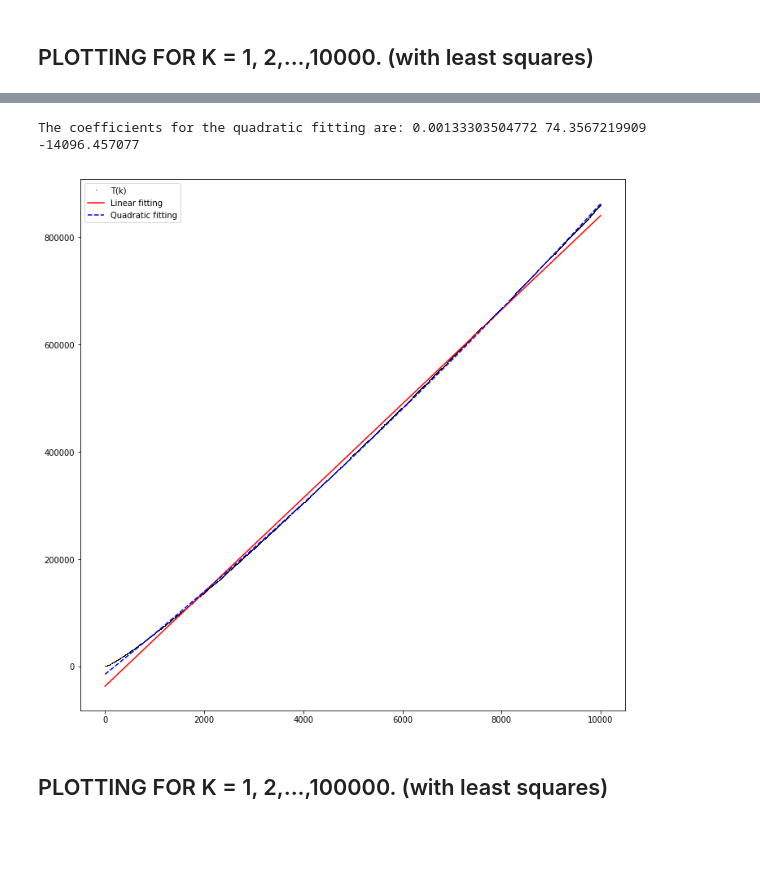
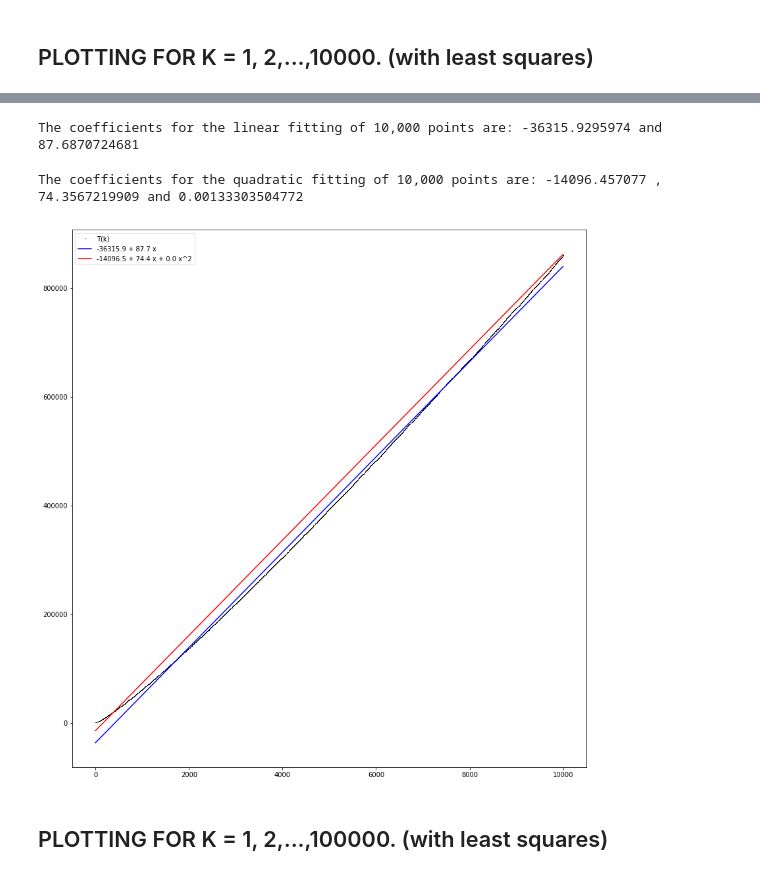
Before and after one commit to hananabousaleh/hananabousaleh, a Jupyter notebook: Assignment.2/Assignment.2.ipynb, the cells around one changed output, grey strips where cells are left out. Saved outputs shown, nothing was run; the diff lists cells and outputs as text; code cells hidden in the pictures; blank space fills up the shorter version.

```diff
--- a/Assignment.2/Assignment.2.ipynb
+++ b/Assignment.2/Assignment.2.ipynb
@@ -400,2 +404,16 @@ def linear(x, c1, c2):
+# %%
+def quadCoeff(xp,yp):
+    """""
+    Calculates the coefficients of a quadratic least squares interpolation.
+    parameters: xp, yp - two one dimensional arrays of numbers.
+    returns: c - a numpy array containing the coefficients of the interpolation.
+
+
+    """""
+    A = np.matrix([[1.0, x, x*x] for x in xp]).T
+    y = np.matrix([y for y in yp]).T
+
+    c = np.matmul(np.matmul(np.linalg.inv(np.matmul(A,A.T)), A), y)
+    return c;
 # %%
 #***********************************
@@ -421,28 +425,38 @@ The coefficients for the linear fitting are: 87.6870724681 -36315.9295974
-# %%
-#***********************************
-#least squares quadratic fitting:
-
-coeff2a = np.polyfit(xbar,ybar,2)
-co3a = coeff2a[0]
-co4a = coeff2a[1]
-co5a = coeff2a[2]
-print("The coefficients for the quadratic fitting are:", co3a, co4a, co5a)
-
-xbar2 = [k for k in range(1,10000)]
-ybar2 = [quad(k, co3a, co4a, co5a) for k in range(1, 10000)]
-#***********************************
-# %% [output]
-The coefficients for the quadratic fitting are: 0.00133303504772 74.3567219909 -14096.457077
-# %%
-plt.figure(figsize = (12,12))
-plt.plot(xbar,ybar,',', color = 'black', label = 'T(k)')
-plt.plot(xbar1,ybar1,'-', color = 'red', label = 'Linear fitting')
-plt.plot(xbar2, ybar2, '--', color = 'blue', label = 'Quadratic fitting')
-plt.legend(loc=0)
-plt.show()
-plt.close()
-# %% [output]
-[figure, removed]
+# %%
+#generating coefficients for linear least squares
+c10 = linCoeff(xbar, ybar)
+c10a = c10[0,0]
+c10b = c10[1,0]
+#print(c10a, c10b)
+
+print("\n\nThe coefficients for the linear fitting of 10,000 points are:", c10a, "and", c10b)
+# %% [output]
+The coefficients for the linear fitting of 10,000 points are: -36315.9295974 and 87.6870724681
+# %%
+#generating coefficients for quadratic least squares
+c11 = quadCoeff(xbar, ybar)
+c11a = c11[0,0]
+c11b = c11[1,0]
+c11c = c11[2,0]
+print("\n\nThe coefficients for the quadratic fitting of 10,000 points are:", c11a, ",", c11b, "and", c11c)
+# %% [output]
+The coefficients for the quadratic fitting of 10,000 points are: -14096.457077 , 74.3567219909 and 0.00133303504772
+# %%
+#plotting time!!
+plt.figure(figsize = (14,15))
+plt.plot(xbar,ybar,',', color = 'black', label = 'T(k)')
+
+plt.plot([min(xbar), max(xbar)], [c10a+c10b*min(xbar), c10a+c10b*max(xbar)], color="blue",\
+         label=str("%1.1f + %1.1f x" % (c10a,c10b)))
+
+plt.plot([min(xbar), max(xbar)], [c11a+c11b*min(xbar)+c11c*(min(xbar)**2), c11a+c11b*max(xbar)+c11c*(max(xbar)**2)],\
+         color="red", label=str("%1.1f + %1.1f x + %1.1f x^2" % (c11a,c11b, c11c)))
+
+plt.legend(loc=0)
+plt.show()
+plt.close()
+# %% [output]
+[figure, added]
 # %% [markdown]
 ## PLOTTING FOR K = 1, 2,...,100000. (with least squares)
 # %%
```
Also changed, not shown: parts of 7 cells of this notebook.
